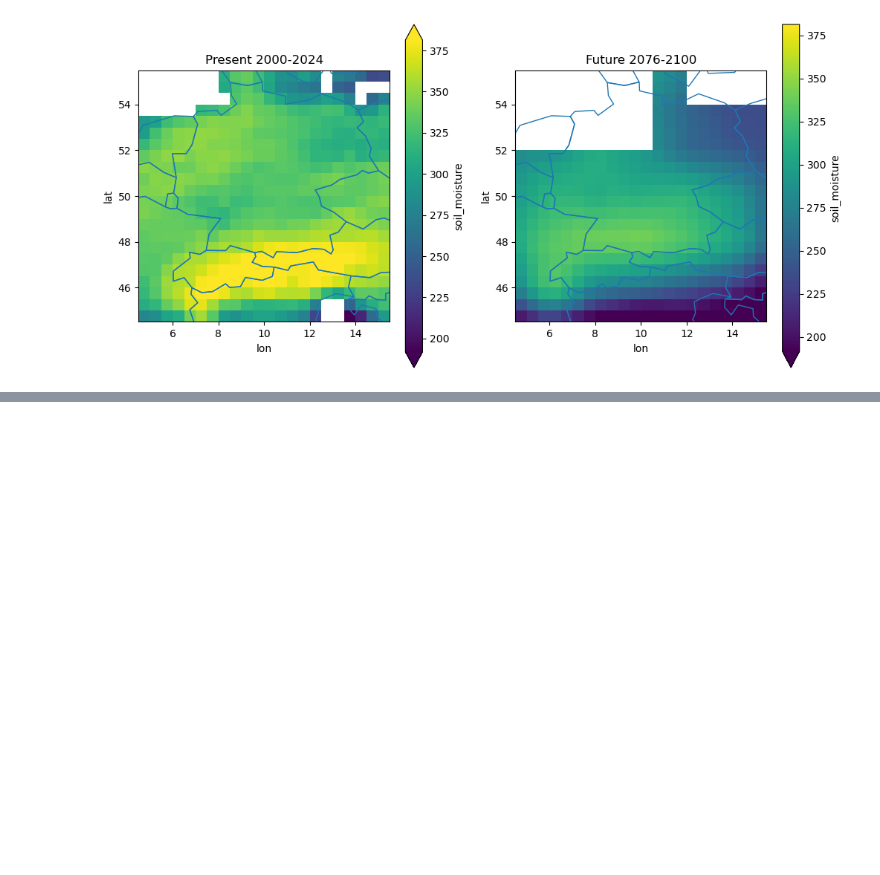
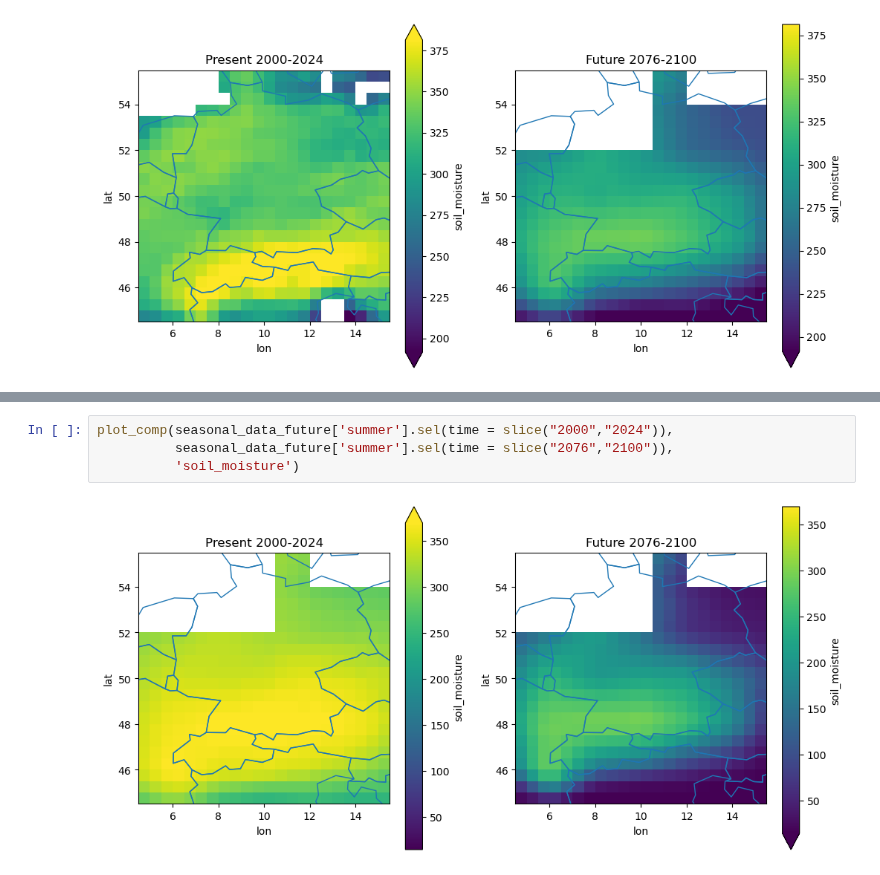
Before and after one commit to JohannaTrost/MSC24-WBM, a Jupyter notebook: final_script.ipynb, the cells around one changed output, grey strips where cells are left out. Drawn from its saved outputs; the diff is of its cells as text; blank space fills up the shorter version.

```diff
--- a/final_script.ipynb
+++ b/final_script.ipynb
@@ -220,0 +235,6 @@ plot_comp(seasonal_data['summer'], seasonal_data_future['summer'], 'soil_moistur
+# %%
+plot_comp(seasonal_data_future['summer'].sel(time = slice("2000","2024")),
+          seasonal_data_future['summer'].sel(time = slice("2076","2100")),
+          'soil_moisture')
+# %% [output]
+[figure, added]
```
Also changed, not shown: parts of 10 cells of this notebook, 1 other file.
